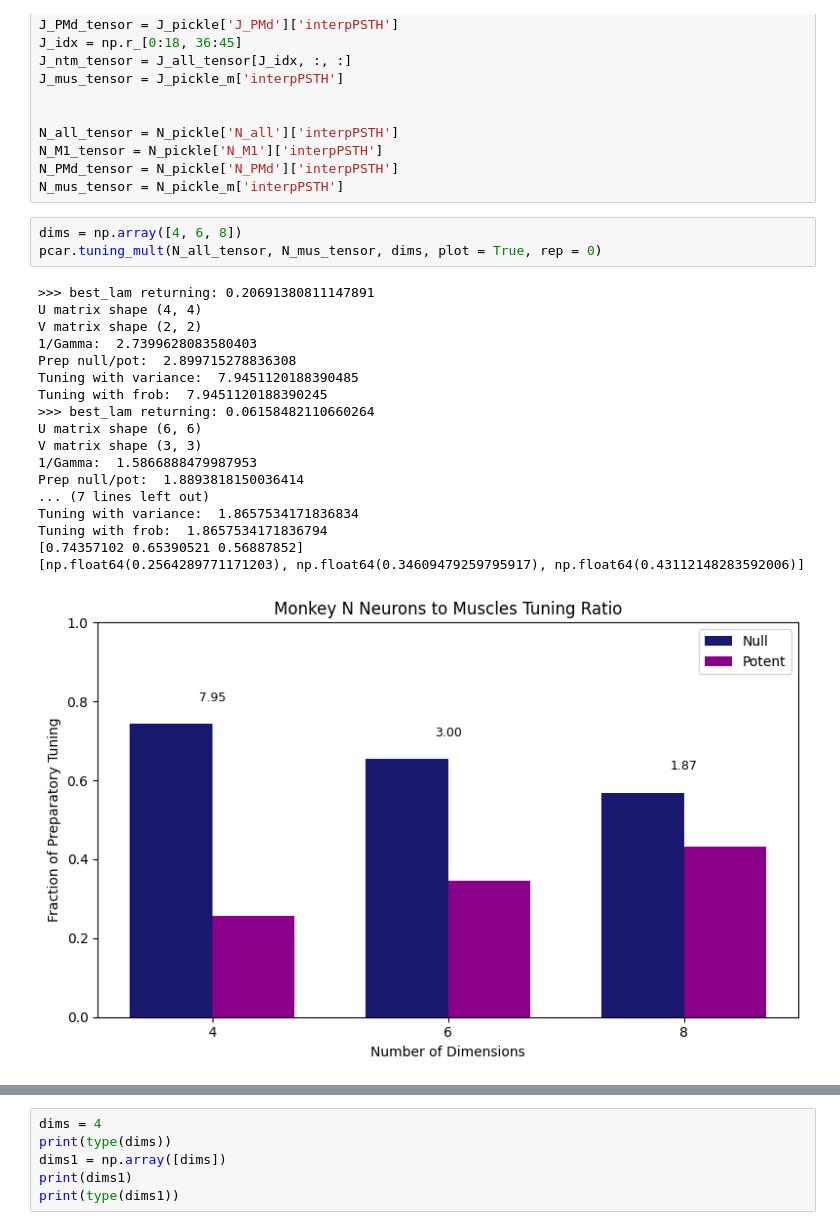
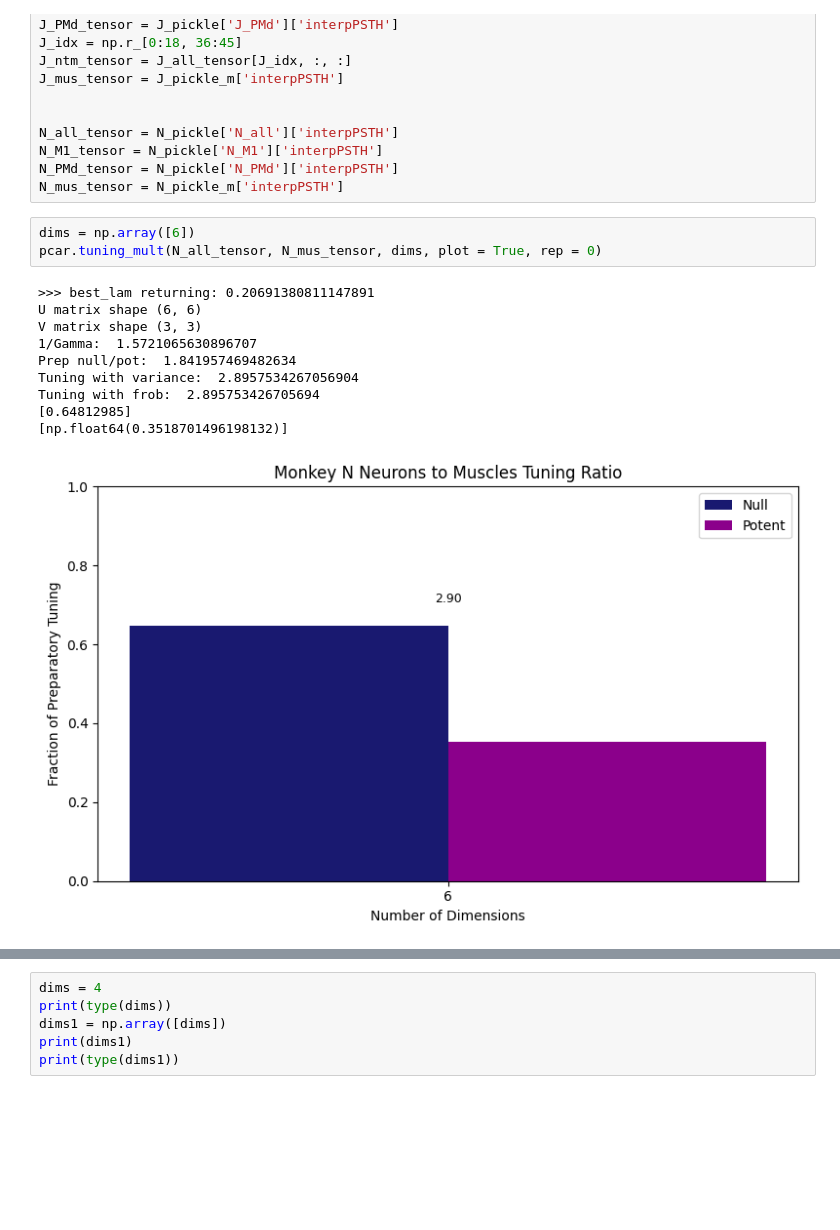
Before and after one commit to kbausen/senior-thesis, a Jupyter notebook: lam.ipynb, the cells around one changed output, grey strips where cells are left out. Saved outputs shown, nothing was run; the diff lists cells and outputs as text; blank space fills up the shorter version.

```diff
--- a/lam.ipynb
+++ b/lam.ipynb
@@ -60,25 +60,17 @@ N_M1_tensor = N_pickle['N_M1']['interpPSTH']
 N_PMd_tensor = N_pickle['N_PMd']['interpPSTH']
 N_mus_tensor = N_pickle_m['interpPSTH']
 # %%
-dims = np.array([4, 6, 8])
+dims = np.array([6])
 pcar.tuning_mult(N_all_tensor, N_mus_tensor, dims, plot = True, rep = 0)
 # %% [output]
 >>> best_lam returning: 0.20691380811147891
-U matrix shape (4, 4)
-V matrix shape (2, 2)
-1/Gamma:  2.7399628083580403
-Prep null/pot:  2.899715278836308
-Tuning with variance:  7.9451120188390485
-Tuning with frob:  7.9451120188390245
->>> best_lam returning: 0.06158482110660264
 U matrix shape (6, 6)
 V matrix shape (3, 3)
-1/Gamma:  1.5866888479987953
-Prep null/pot:  1.8893818150036414
-... (7 lines left out)
-Tuning with variance:  1.8657534171836834
-Tuning with frob:  1.8657534171836794
-[0.74357102 0.65390521 0.56887852]
-[np.float64(0.2564289771171203), np.float64(0.34609479259795917), np.float64(0.43112148283592006)]
+1/Gamma:  1.5721065630896707
+Prep null/pot:  1.841957469482634
+Tuning with variance:  2.8957534267056904
+Tuning with frob:  2.895753426705694
+[0.64812985]
+[np.float64(0.3518701496198132)]
-[figure, old version]
+[figure, new version]
 # %%
```
Also changed, not shown: parts of 3 cells of this notebook, 4 other files.
